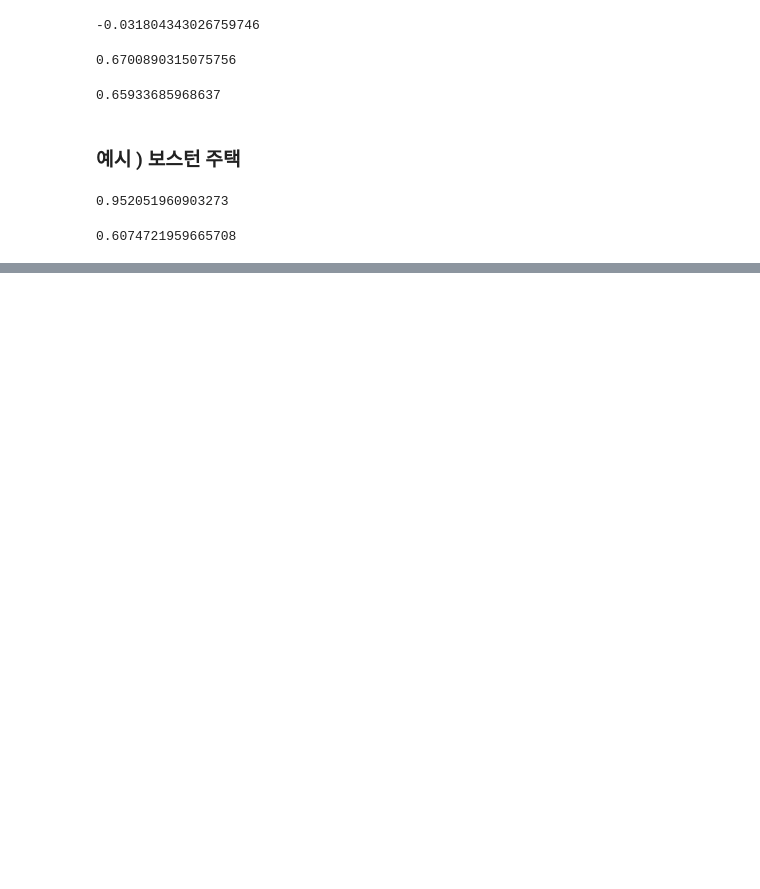
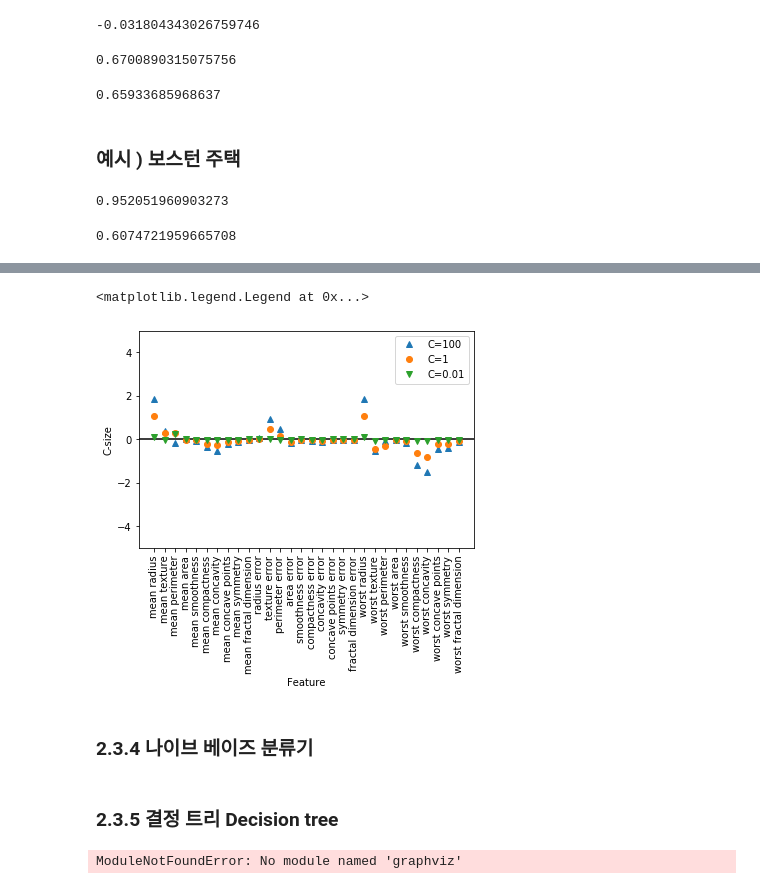
Before and after one commit to InbeomHa/python2020, a Jupyter notebook: Textbook.ipynb, the cells around one changed output, grey strips where cells are left out. Cells and saved outputs as stored; diff of their text form; code cells hidden in the pictures; blank space fills up the shorter version.

```diff
--- a/Textbook.ipynb
+++ b/Textbook.ipynb
@@ -464,0 +549,10 @@ lr.score(X_test, y_test)
+# %%
+from sklearn.datasets import load_breast_cancer
+
+cancer = load_breast_cancer()
+X_train, X_test, y_train, y_test = train_test_split(cancer.data, cancer.target, stratify=cancer.target, random_state=42)
+logreg = LogisticRegression(C=1).fit(X_train, y_train)
+
+print("Train score : {:.3f}".format(logreg.score(X_train, y_train)))
+print("Test score : {:.3f}".format(logreg.score(X_test,y_test)))
+print("Feature count :",np.sum(logreg.coef_ != 0))
@@ -464,0 +570,6 @@ lr.score(X_test, y_test)
+# %%
+logreg100 = LogisticRegression(C=100).fit(X_train, y_train)
+
+print("Train score : {:.3f}".format(logreg100.score(X_train, y_train)))
+print("Test score : {:.3f}".format(logreg100.score(X_test,y_test)))
+print("Feature count :",np.sum(logreg100.coef_ != 0))
@@ -464,0 +587,6 @@ lr.score(X_test, y_test)
+# %%
+logreg001 = LogisticRegression(C=0.01).fit(X_train, y_train)
+
+print("Train score : {:.3f}".format(logreg001.score(X_train, y_train)))
+print("Test score : {:.3f}".format(logreg001.score(X_test,y_test)))
+print("Feature count :",np.sum(logreg001.coef_ != 0))
@@ -464,0 +604,25 @@ lr.score(X_test, y_test)
+# %%
+plt.plot(logreg100.coef_.T,'^',label="C=100")
+plt.plot(logreg.coef_.T,'o',label="C=1")
+plt.plot(logreg001.coef_.T,'v',label="C=0.01")
+plt.xticks(range(cancer.data.shape[1]), cancer.feature_names, rotation = 90)
+
+xlims = plt.xlim()
+plt.hlines(0,xlims[0],xlims[1])
+plt.xlim(xlims)
+plt.ylim(-5,5)
+plt.xlabel("Feature")
+plt.ylabel("C-size")
+plt.legend()
+# %% [output]
+<matplotlib.legend.Legend at 0x...>
+[figure, added]
+# %% [markdown]
+### 2.3.4 나이브 베이즈 분류기
+# %% [markdown]
+### 2.3.5 결정 트리 Decision tree
+# %%
+import graphviz
+mglearn.plots.plot_animal_tree()
+# %% [output]
+ModuleNotFoundError: No module named 'graphviz'
```
Also changed, not shown: parts of 18 cells of this notebook.
